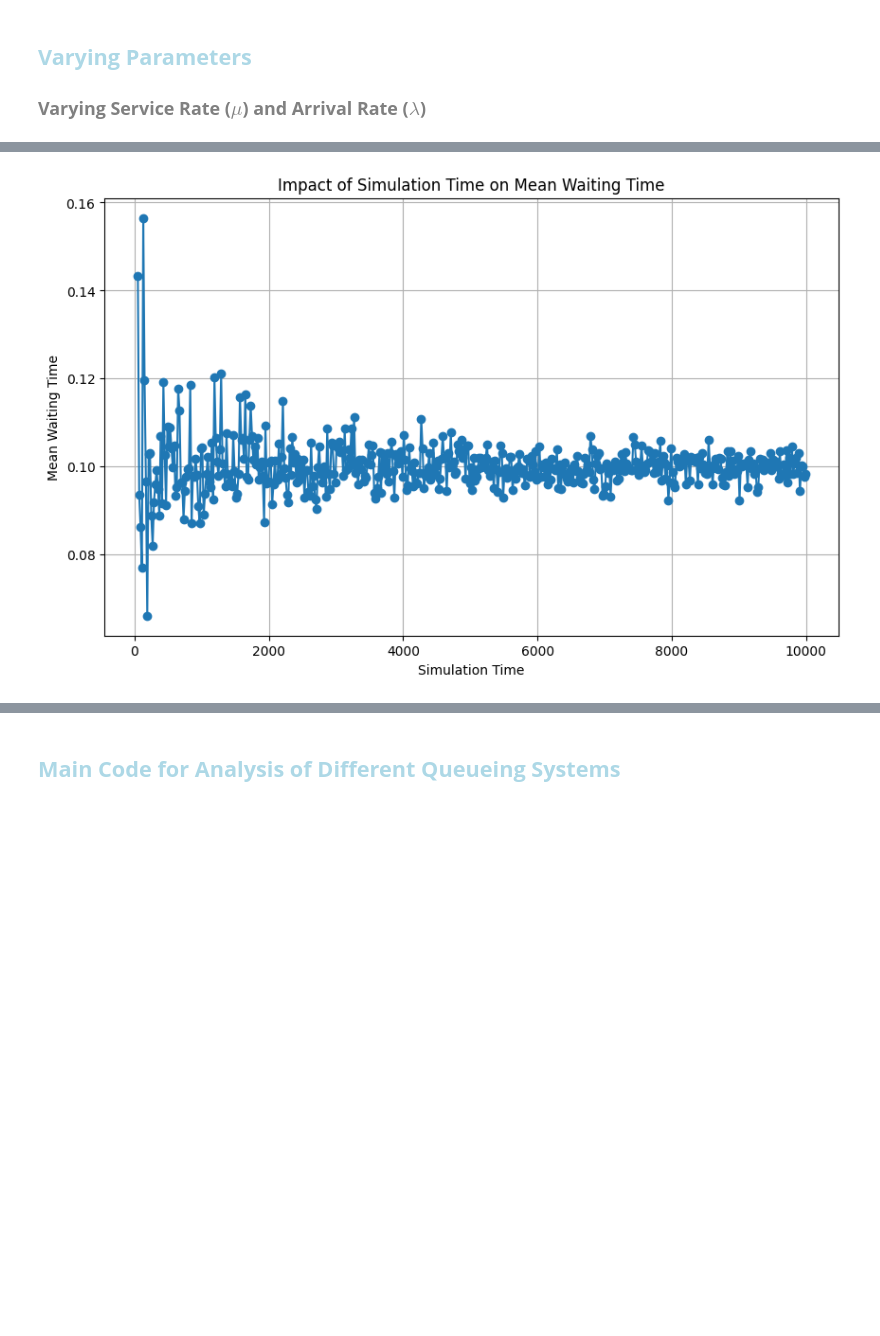
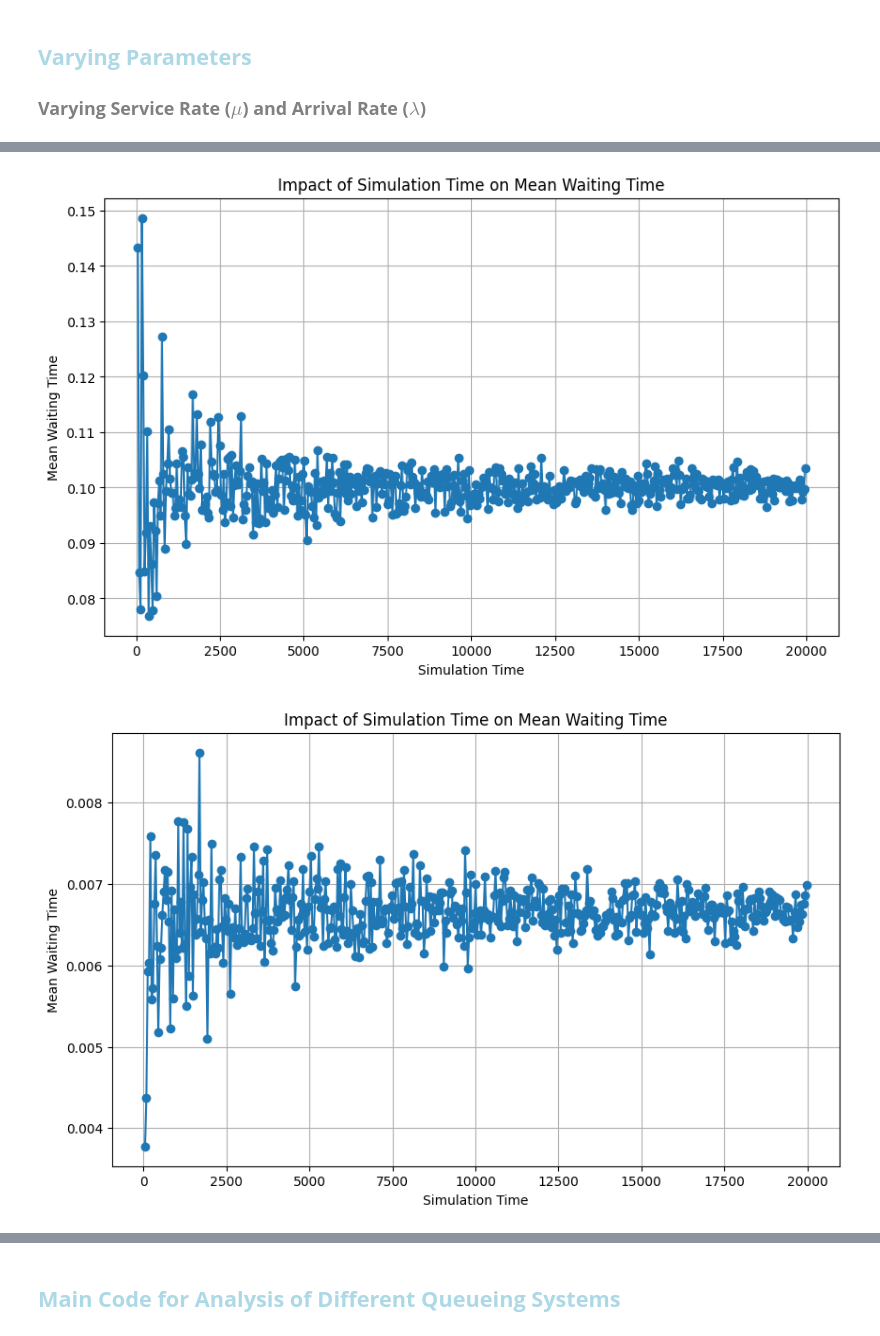
Before and after one commit to BiggusVickus/Stochastic_Simulation, a Jupyter notebook: Assignment 2/DES_assignment2.ipynb, the cells around one changed output, grey strips where cells are left out. Saved outputs shown, nothing was run; the diff lists cells and outputs as text; code cells hidden in the pictures; blank space fills up the shorter version.

Commit message:
long simulation run time

```diff
--- a/Assignment 2/DES_assignment2.ipynb
+++ b/Assignment 2/DES_assignment2.ipynb
@@ -64,11 +64,11 @@ import numpy as np
 
 # Parameters
 RANDOM_SEED = 42
-SIM_TIME = 1000
+SIM_TIME = 5000
 NUM_SERVERS = [1, 2, 4]
 ARRIVAL_RATES = np.linspace(5, 13, 10)  # Different arrival rates to experiment with
 SERVICE_RATES = [8, 10, 12]  # Different service rates to experiment with
-NUM_RUNS = 15
+NUM_RUNS = 50
 
 random.seed(RANDOM_SEED)
 
@@ -185,33 +185,55 @@ def run_simulation(num_servers, arrival_rate, service_rate, wait_times_list, ser
     env = simpy.Environment()
     servers = simpy.Resource(env, capacity=num_servers)
     env.process(source(env, num_servers, arrival_rate, service_rate, servers, wait_times_list, service_type))
     env.run(until=sim_time)
 
-SIM_TIME_VALUES = range(50, 10001, 20)  # Simulation times to test
+SIM_TIME_VALUES = range(50, 20001, 40)  # Simulation times to test
 
 # Function to simulate for varying SIM_TIME and collect results
 def simulate_varying_sim_time(sim_times, num_servers, arrival_rate, service_rate, service_type):
     results = []
     for sim_time in sim_times:
         wait_times = []
         run_simulation(num_servers, arrival_rate, service_rate, wait_times, service_type, sim_time)
         mean_wait_time = statistics.mean(wait_times)
         results.append((sim_time, mean_wait_time))
     return results
 
 # Function to plot the results
 def plot_sim_time_impact(results):
     sim_times, mean_wait_times = zip(*results)
     plt.figure(figsize=(10, 6))
     plt.plot(sim_times, mean_wait_times, marker='o')
     plt.xlabel('Simulation Time')
     plt.ylabel('Mean Waiting Time')
     plt.title('Impact of Simulation Time on Mean Waiting Time')
     plt.grid(True)
     plt.show()
 
 # Running the simulations and plotting the results
-results = simulate_varying_sim_time(SIM_TIME_VALUES, NUM_SERVERS, ARRIVAL_RATE, SERVICE_RATE, SERVICE_TYPE)
+results = simulate_varying_sim_time(SIM_TIME_VALUES, 1, ARRIVAL_RATE, SERVICE_RATE, "M")
 plot_sim_time_impact(results)
+
+# Running the simulations and plotting the results
+results = simulate_varying_sim_time(SIM_TIME_VALUES, 2, ARRIVAL_RATE, SERVICE_RATE, "M")
+plot_sim_time_impact(results)
+
+# Running the simulations and plotting the results
+results = simulate_varying_sim_time(SIM_TIME_VALUES, 3, ARRIVAL_RATE, SERVICE_RATE, "M")
+plot_sim_time_impact(results)
+
+
+# Running the simulations and plotting the results
+results = simulate_varying_sim_time(SIM_TIME_VALUES, 1, ARRIVAL_RATE, SERVICE_RATE, "D")
+plot_sim_time_impact(results)
+
+# Running the simulations and plotting the results
+results = simulate_varying_sim_time(SIM_TIME_VALUES, 2, ARRIVAL_RATE, SERVICE_RATE, "D")
+plot_sim_time_impact(results)
+
+# Running the simulations and plotting the results
+results = simulate_varying_sim_time(SIM_TIME_VALUES, 3, ARRIVAL_RATE, SERVICE_RATE, "D")
+plot_sim_time_impact(results)
 # %% [output]
-[figure, old version]
+[figure, new version]
+[figure, added]
```
Also changed, not shown: parts of 7 cells of this notebook.
